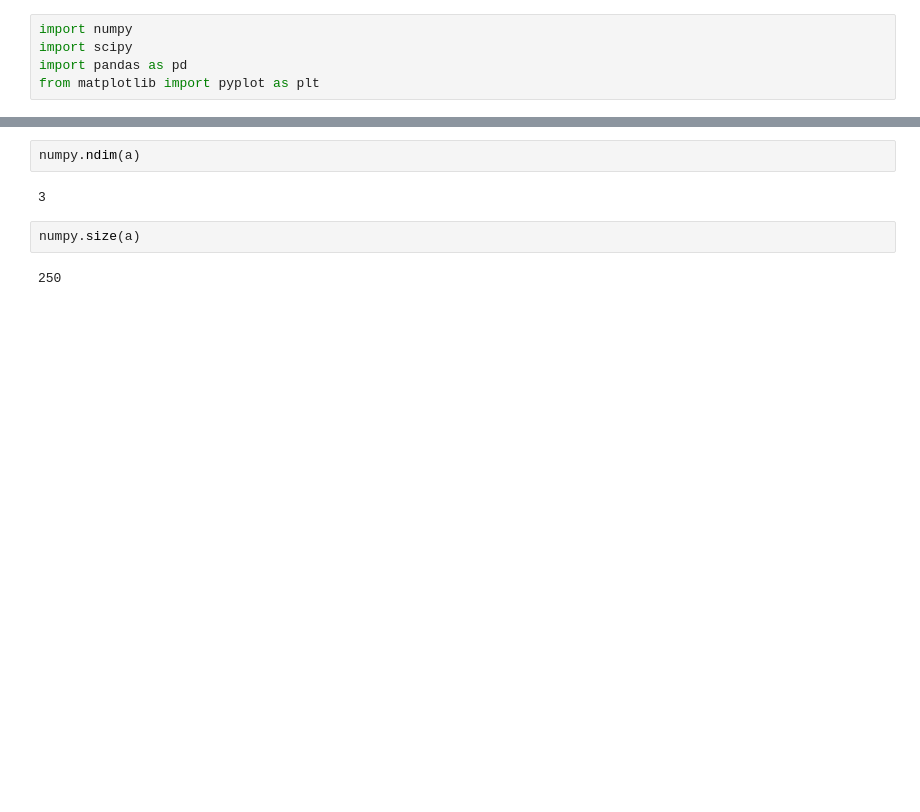
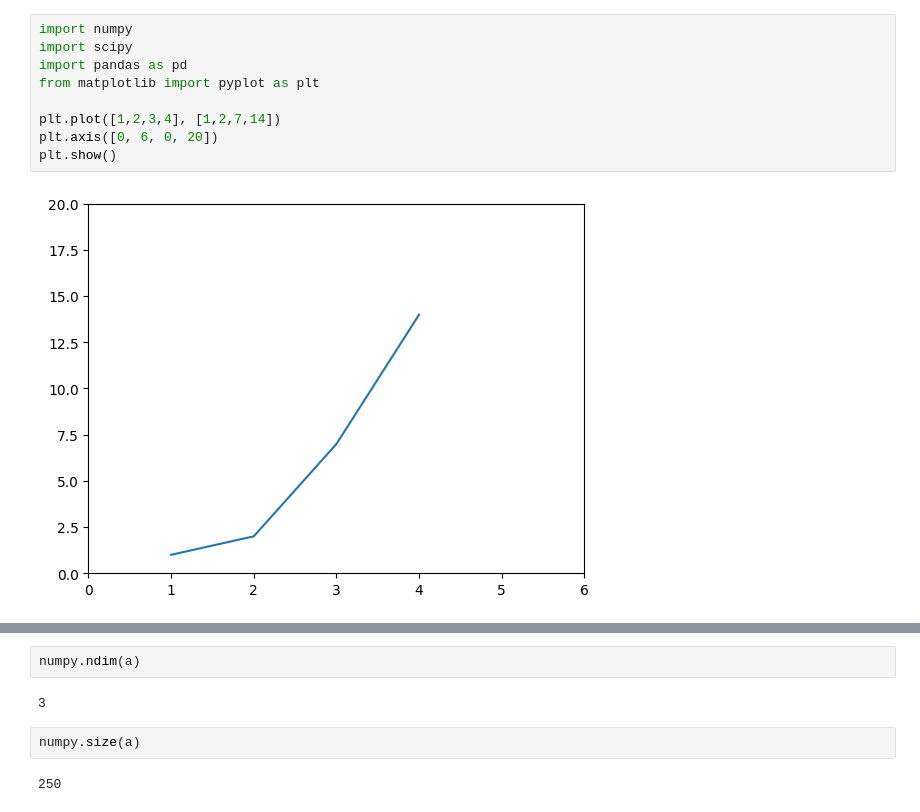
Before and after one commit to cargonriv/IntroDL, a Jupyter notebook: HW0.ipynb, the cells around one changed output, grey strips where cells are left out. Cells and saved outputs as stored; diff of their text form; blank space fills up the shorter version.

```diff
--- a/HW0.ipynb
+++ b/HW0.ipynb
@@ -1,8 +1,14 @@
 # %%
 import numpy
 import scipy
 import pandas as pd
 from matplotlib import pyplot as plt
+
+plt.plot([1,2,3,4], [1,2,7,14])
+plt.axis([0, 6, 0, 20])
+plt.show()
+# %% [output]
+[figure, added]
 # %%
 a = 1 * numpy.random.randint(1000000) + numpy.random.randint(1000000, size=(10, 5, 5))
 b = 1 * numpy.random.randint(1000000) + numpy.random.randint(1000000, size=(5, 5))
```
Also changed, not shown: parts of 34 cells of this notebook, 2 other files.
